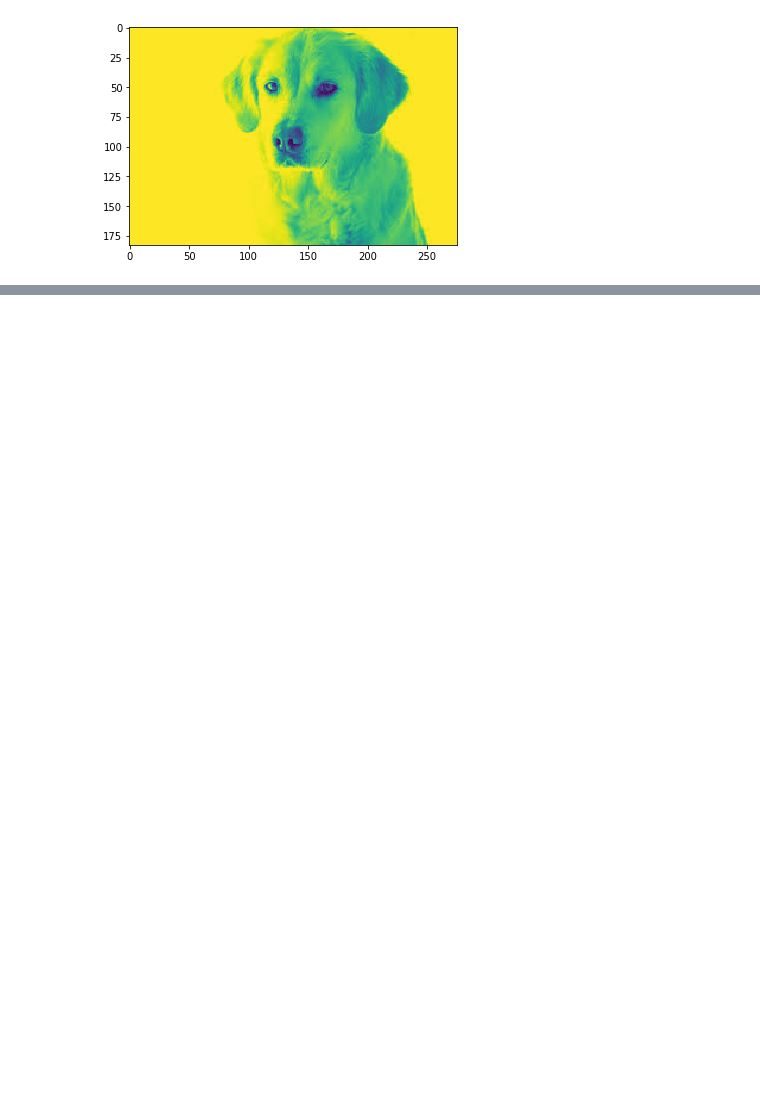
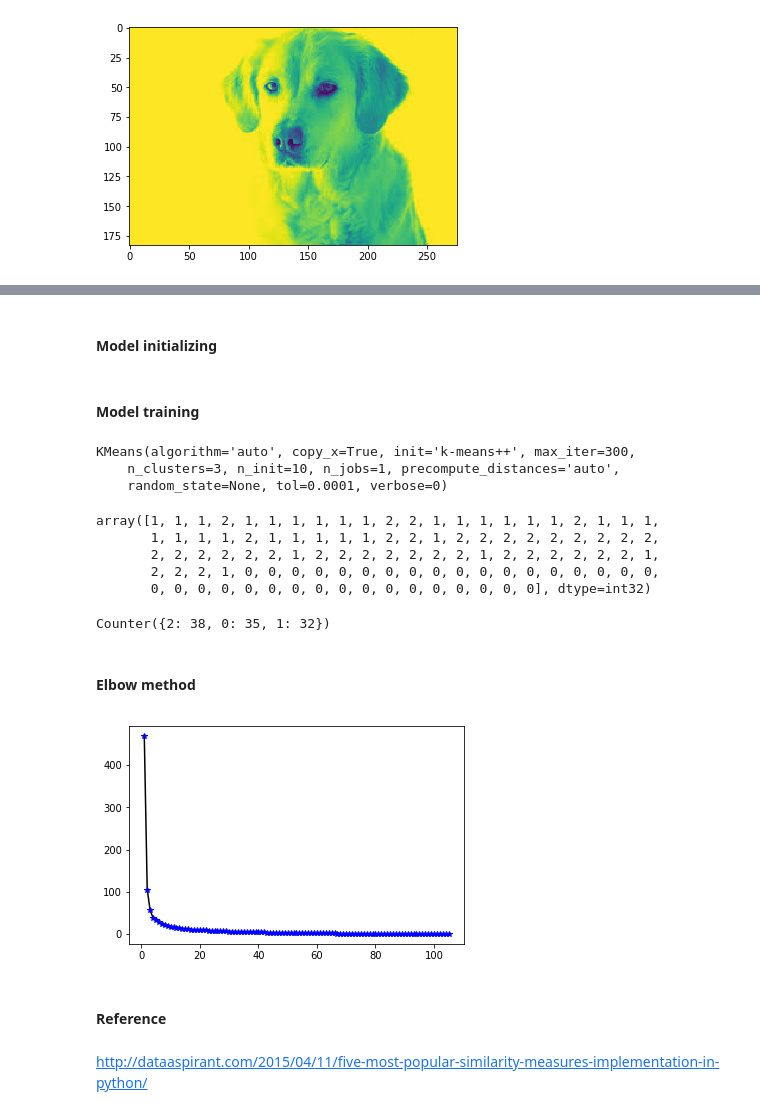
Before and after one commit to sharmasaravanan/Machine_learning, a Jupyter notebook: AI-Maize.ipynb, the cells around one changed output, grey strips where cells are left out. Drawn from its saved outputs; the diff is of its cells as text; code cells hidden in the pictures; blank space fills up the shorter version.

```diff
--- a/AI-Maize.ipynb
+++ b/AI-Maize.ipynb
@@ -2213,0 +2345,2 @@ plt.show()
+# %%
+x = data.loc[:,"petal_length":'sepal_width']
@@ -2213,0 +2356,12 @@ plt.show()
+# %% [markdown]
+#### Model initializing
+# %%
+model = KMeans(n_clusters=3)
+# %% [markdown]
+#### Model training
+# %%
+model.fit(x)
+# %% [output]
+KMeans(algorithm='auto', copy_x=True, init='k-means++', max_iter=300,
+    n_clusters=3, n_init=10, n_jobs=1, precompute_distances='auto',
+    random_state=None, tol=0.0001, verbose=0)
@@ -2213,0 +2370,32 @@ plt.show()
+# %%
+labels
+# %% [output]
+array([1, 1, 1, 2, 1, 1, 1, 1, 1, 1, 2, 2, 1, 1, 1, 1, 1, 1, 2, 1, 1, 1,
+       1, 1, 1, 1, 2, 1, 1, 1, 1, 1, 2, 2, 1, 2, 2, 2, 2, 2, 2, 2, 2, 2,
+       2, 2, 2, 2, 2, 2, 1, 2, 2, 2, 2, 2, 2, 2, 1, 2, 2, 2, 2, 2, 2, 1,
+       2, 2, 2, 1, 0, 0, 0, 0, 0, 0, 0, 0, 0, 0, 0, 0, 0, 0, 0, 0, 0, 0,
+       0, 0, 0, 0, 0, 0, 0, 0, 0, 0, 0, 0, 0, 0, 0, 0, 0], dtype=int32)
+# %%
+print(Counter(labels))
+# %% [output]
+Counter({2: 38, 0: 35, 1: 32})
+# %% [markdown]
+#### Elbow method
+# %%
+k = []
+inertia = []
+
+for i in range(1,106):
+    kmeans = KMeans(n_clusters=i)
+    kmeans.fit(x)
+    k.append(i)
+    inertia.append(kmeans.inertia_)
+# %%
+plt.plot(k,inertia,"k-",k,inertia,'b*')
+plt.show()
+# %% [output]
+[figure, added]
+# %% [markdown]
+#### Reference
+# %% [markdown]
+http://dataaspirant.com/2015/04/11/five-most-popular-similarity-measures-implementation-in-python/
```
Also changed, not shown: parts of 35 cells of this notebook, 15 other files.
